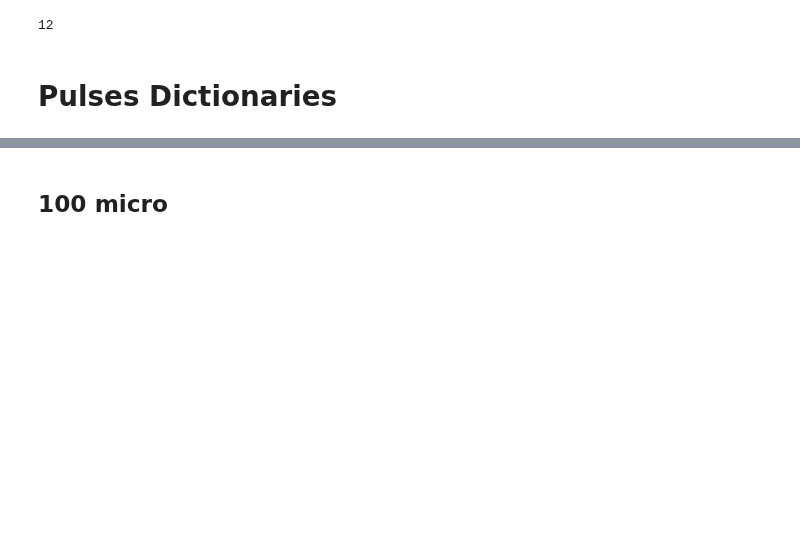
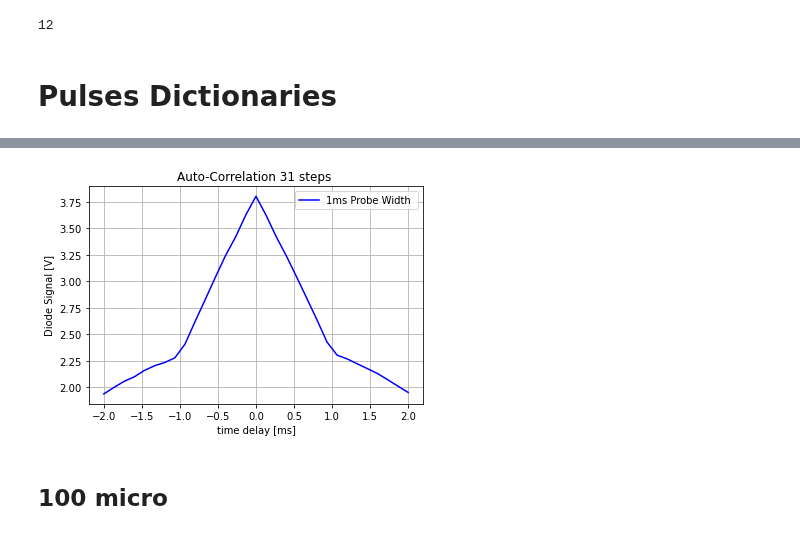
Before and after one commit to Holcan/STM, a Jupyter notebook: M8190/Pulse Schemes AutoCorrelation Preparation.ipynb, the cells around one changed output, grey strips where cells are left out. Saved outputs shown, nothing was run; the diff lists cells and outputs as text; code cells hidden in the pictures; blank space fills up the shorter version.

```diff
--- a/M8190/Pulse Schemes AutoCorrelation Preparation.ipynb
+++ b/M8190/Pulse Schemes AutoCorrelation Preparation.ipynb
@@ -54,3 +205,24 @@ M8190A.write('SEQ:DEL:ALL')
+# %%
+time_delay = np.linspace(-2,2,31)
+# %%
+#change this to V regime
+fig,axes = plt.subplots()
+
+axes.grid(True)
+
+plt.plot(time_delay,averaged_data,label=r'1ms Probe Width ',color='blue')
+#plt.plot(tm,pul,label = '{a} samples'.format(a = len(pul)))
+
+axes.set_xlabel(r'time delay [ms]')
+axes.set_ylabel(r'Diode Signal [V]')
+axes.set_title('Auto-Correlation 31 steps ')
+
+axes.legend(loc = 0)
+plt.show()
+
+fig.savefig(r'{loc}\Autocorrelation function 31 steps probes 5ms length tc = {a}, sens {b}, {c}s DAQ 6Ghz.jpeg'.format(loc = PulseScheme_A_1mili['Measurement file Path'],a = Lock_In_Settings['Time Constant'], b = Lock_In_Settings['Sensitivity'], c = playing_time ))
+# %% [output]
+[figure, added]
 # %% [markdown]
 ## 100 micro
 # %%
```
Also changed, not shown: parts of 104 cells of this notebook, 2 other files.
